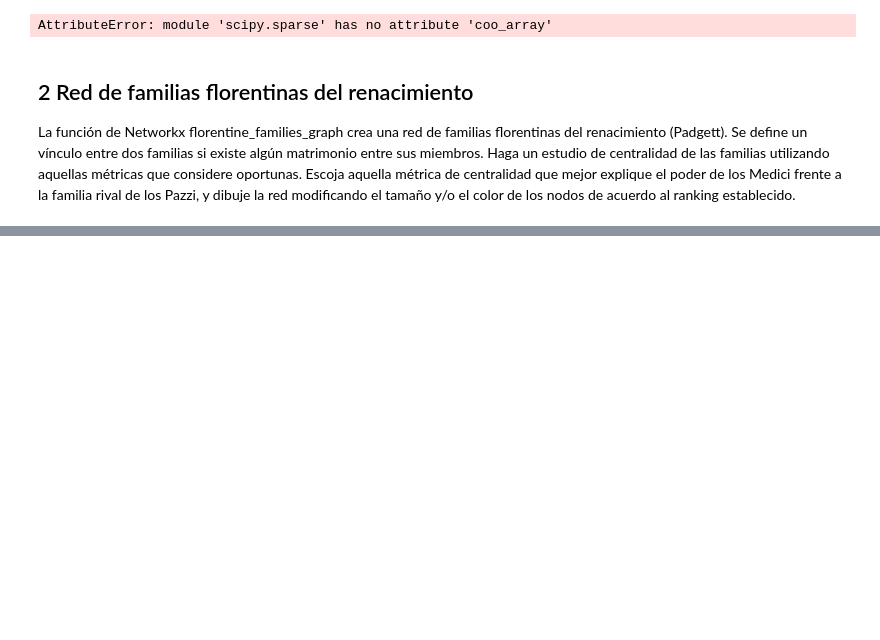
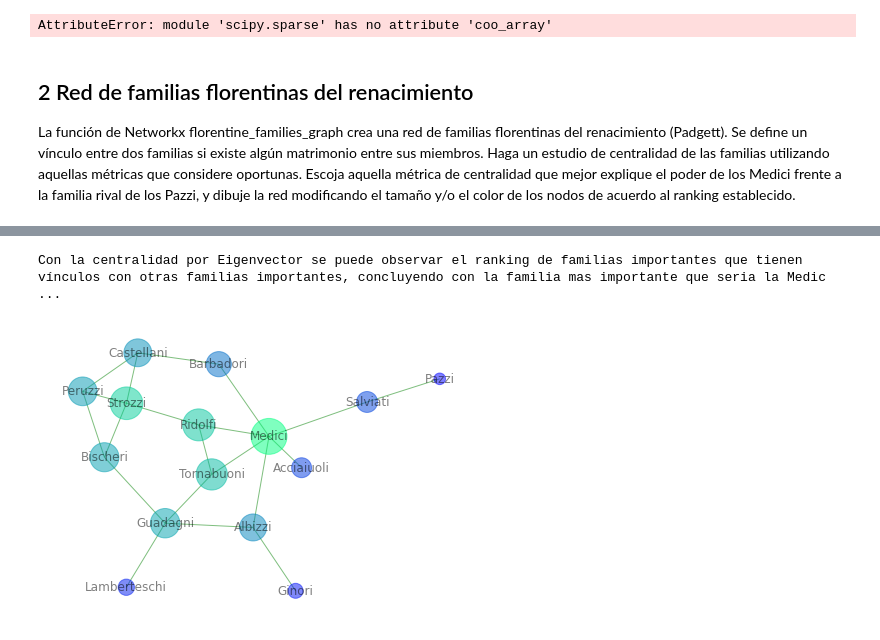
Before and after one commit to CristianFernandezM/NuevasTecnologias, a Jupyter notebook: Practica5.ipynb, the cells around one changed output, grey strips where cells are left out. Drawn from its saved outputs; the diff is of its cells as text; code cells hidden in the pictures; blank space fills up the shorter version.

```diff
--- a/Practica5.ipynb
+++ b/Practica5.ipynb
@@ -81,0 +93,8 @@ La función de Networkx florentine_families_graph crea una red de familias flore
+# %%
+imp = np.array(list(eigenvector_centrality(G).values()))
+pos=nx.layout.fruchterman_reingold_layout(G)
+nx.draw(G,pos,node_color=imp,with_labels=True, alpha=0.5, edge_color='g',node_size=imp*3000,cmap=plt.cm.winter)
+print("Con la centralidad por Eigenvector se puede observar el ranking de familias importantes que tienen vínculos con otras familias importantes, concluyendo con la familia mas importante que seria la Medici y la menos importante que seria la Pazzi")
+# %% [output]
+Con la centralidad por Eigenvector se puede observar el ranking de familias importantes que tienen vínculos con otras familias importantes, concluyendo con la familia mas importante que seria la Medic ...
+[figure, added]
```
Also changed, not shown: parts of 10 cells of this notebook.
